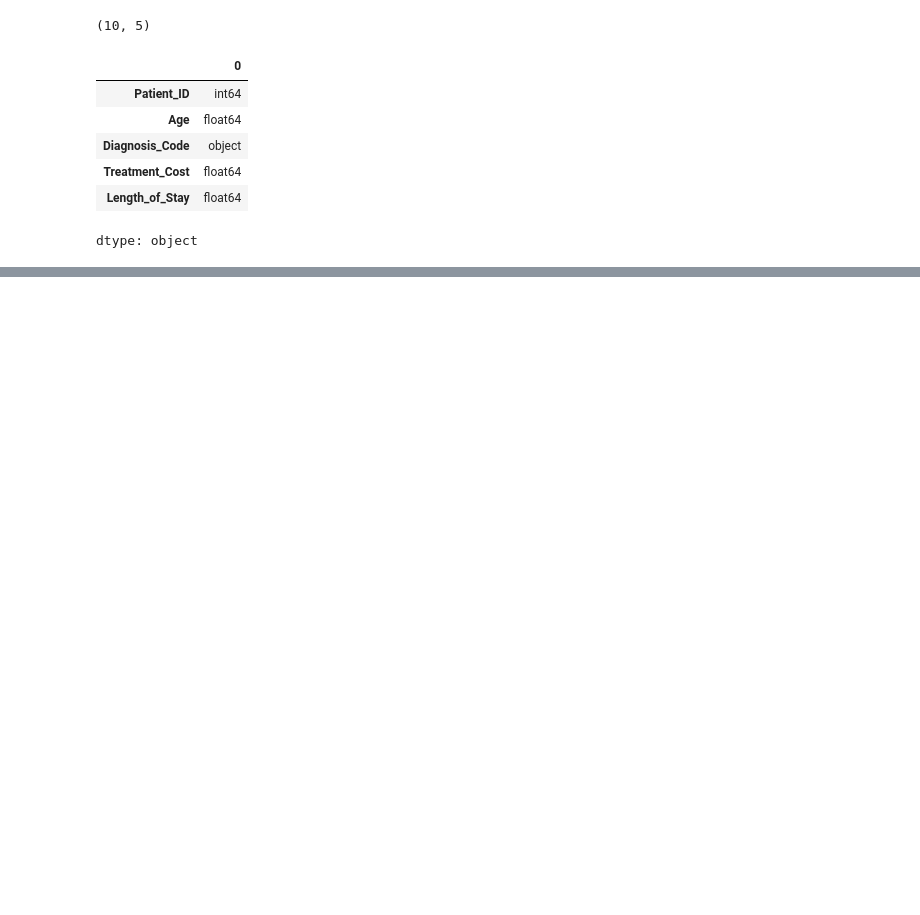
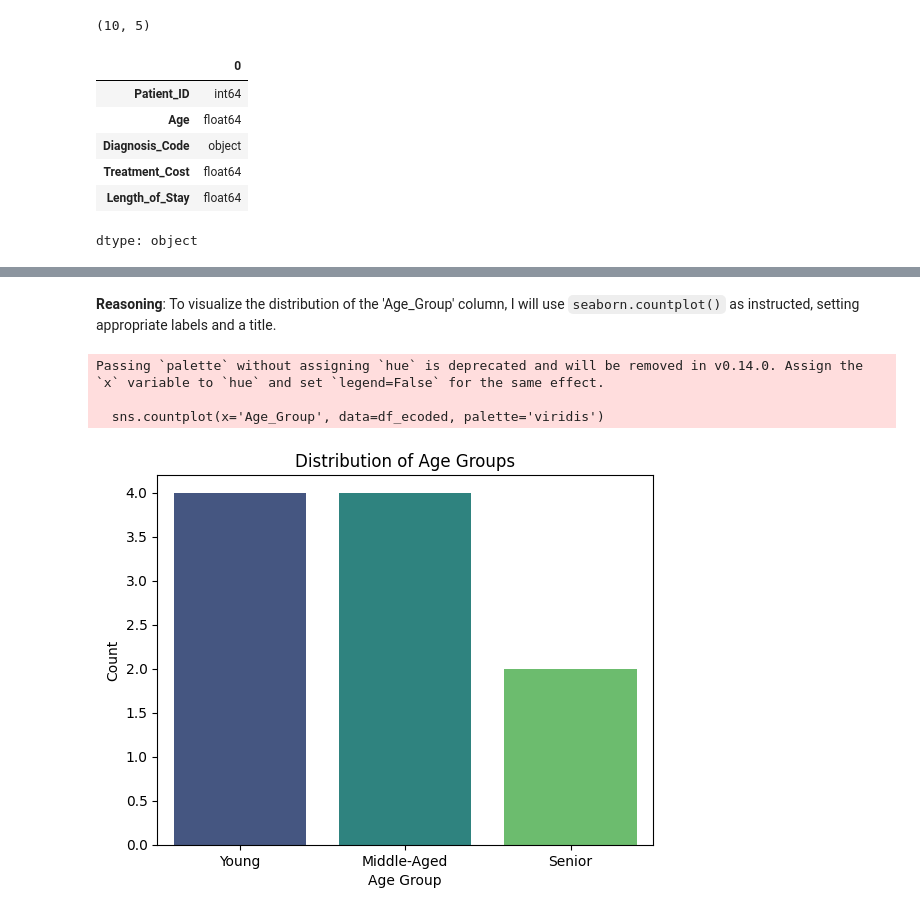
Before and after one commit to SalmanOkz/data_warehouse_work, a Jupyter notebook: lab_10.ipynb, the cells around one changed output, grey strips where cells are left out. Saved outputs shown, nothing was run; the diff lists cells and outputs as text; code cells hidden in the pictures; blank space fills up the shorter version.

```diff
--- a/lab_10.ipynb
+++ b/lab_10.ipynb
@@ -311,0 +425,14 @@ plt.show()
+# %% [markdown]
+**Reasoning**:
+To visualize the distribution of the 'Age_Group' column, I will use `seaborn.countplot()` as instructed, setting appropriate labels and a title.
+# %%
+sns.countplot(x='Age_Group', data=df_ecoded, palette='viridis')
+plt.xlabel('Age Group')
+plt.ylabel('Count')
+plt.title('Distribution of Age Groups')
+plt.show()
+# %% [output]
+Passing `palette` without assigning `hue` is deprecated and will be removed in v0.14.0. Assign the `x` variable to `hue` and set `legend=False` for the same effect.
+
+  sns.countplot(x='Age_Group', data=df_ecoded, palette='viridis')
+[figure, added]
```
Also changed, not shown: parts of 36 cells of this notebook.
